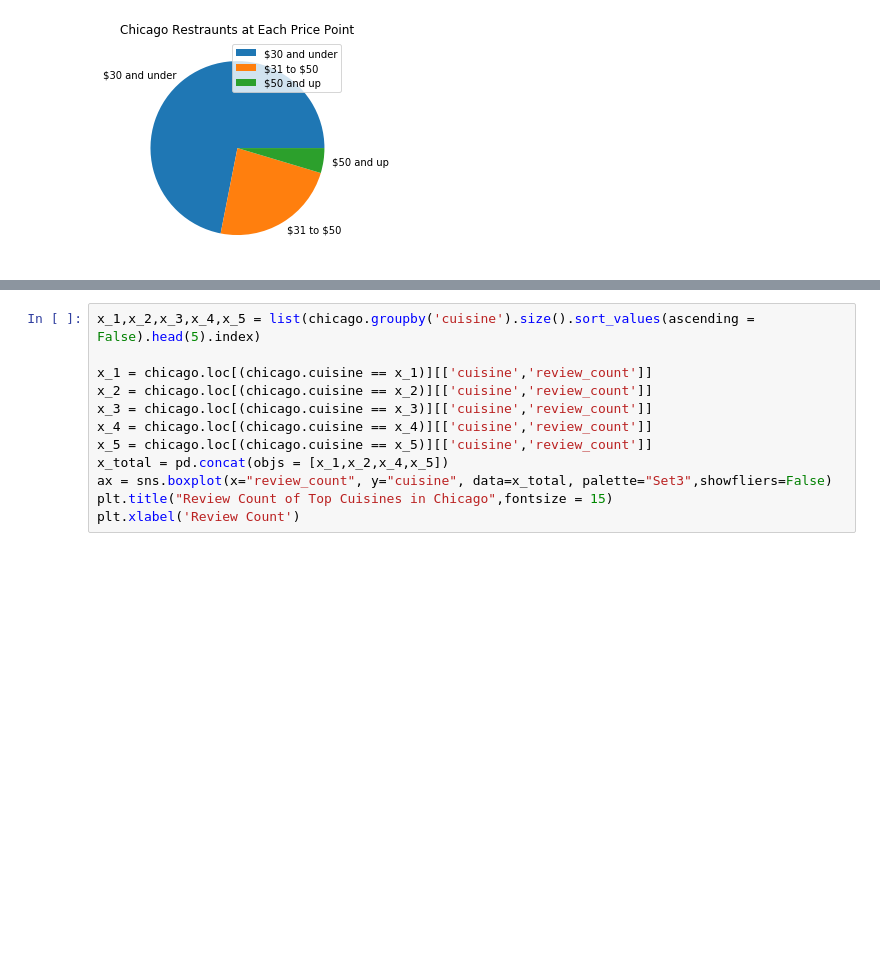
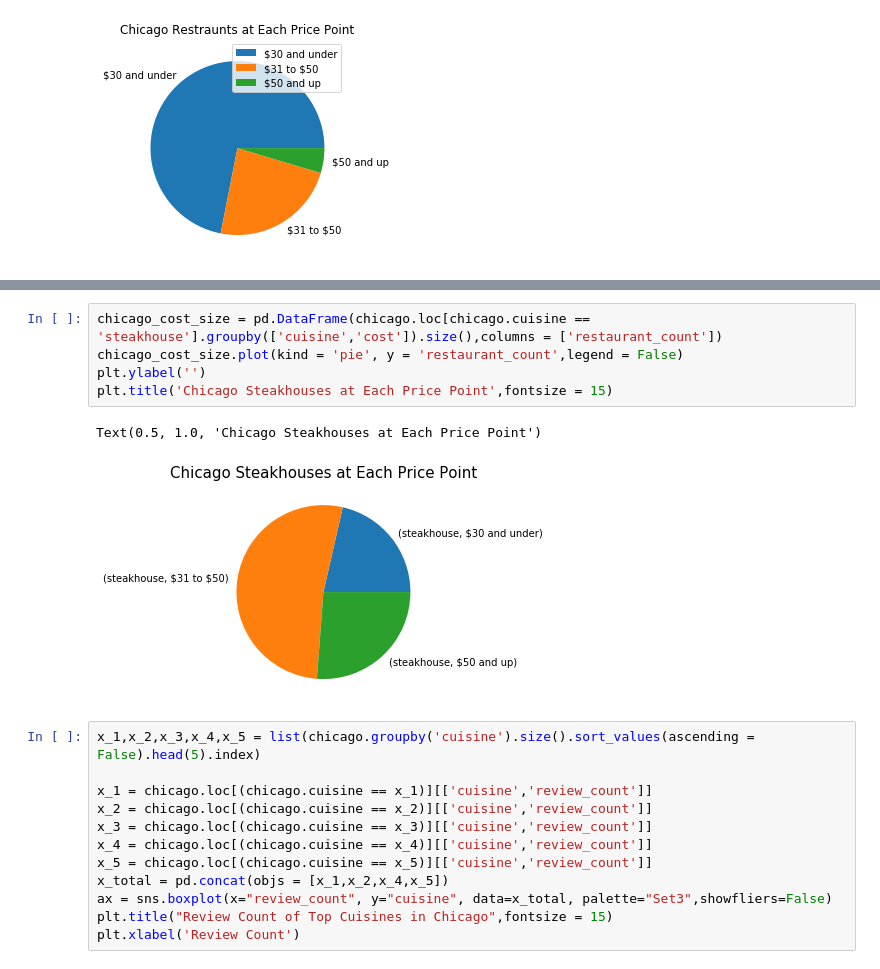
Before and after one commit to MichaelEmmert/OpenTable, a Jupyter notebook: opentableanalysis.ipynb, the cells around one changed output, grey strips where cells are left out. Drawn from its saved outputs; the diff is of its cells as text; blank space fills up the shorter version.

```diff
--- a/opentableanalysis.ipynb
+++ b/opentableanalysis.ipynb
@@ -682,3 +693,11 @@ Text(0.5, 1.0, 'Chicago Restraunts at Each Price Point')
+# %%
+chicago_cost_size = pd.DataFrame(chicago.loc[chicago.cuisine == 'steakhouse'].groupby(['cuisine','cost']).size(),columns = ['restaurant_count'])
+chicago_cost_size.plot(kind = 'pie', y = 'restaurant_count',legend = False)
+plt.ylabel('')
+plt.title('Chicago Steakhouses at Each Price Point',fontsize = 15)
+# %% [output]
+Text(0.5, 1.0, 'Chicago Steakhouses at Each Price Point')
+[figure, added]
 # %%
 x_1,x_2,x_3,x_4,x_5 = list(chicago.groupby('cuisine').size().sort_values(ascending = False).head(5).index)
 
```
Also changed, not shown: parts of 4 cells of this notebook, 3 other files.
